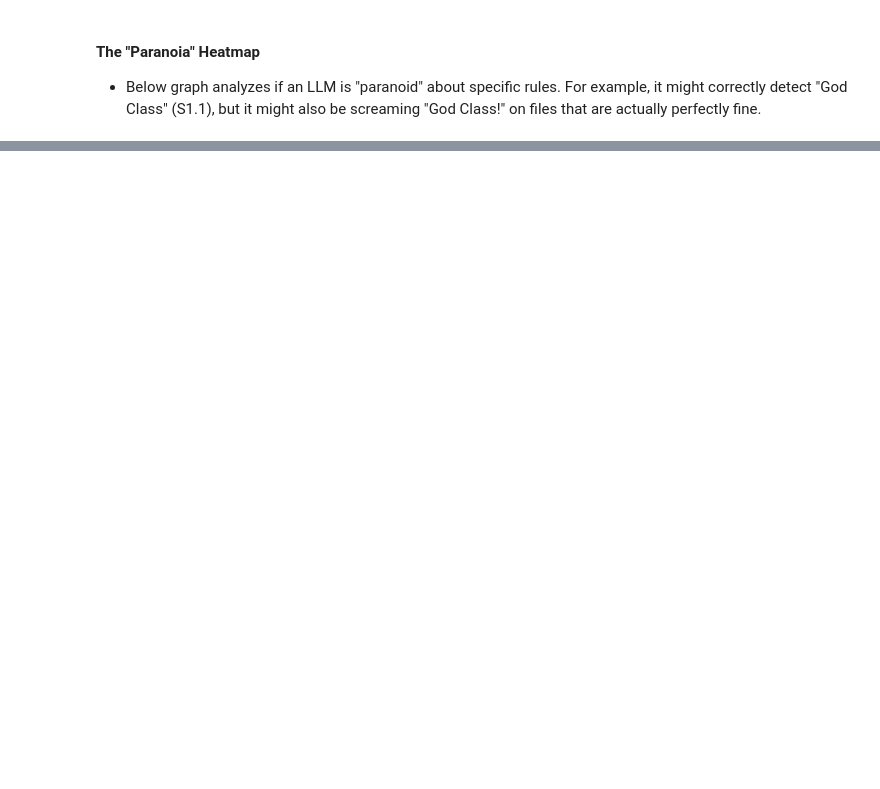
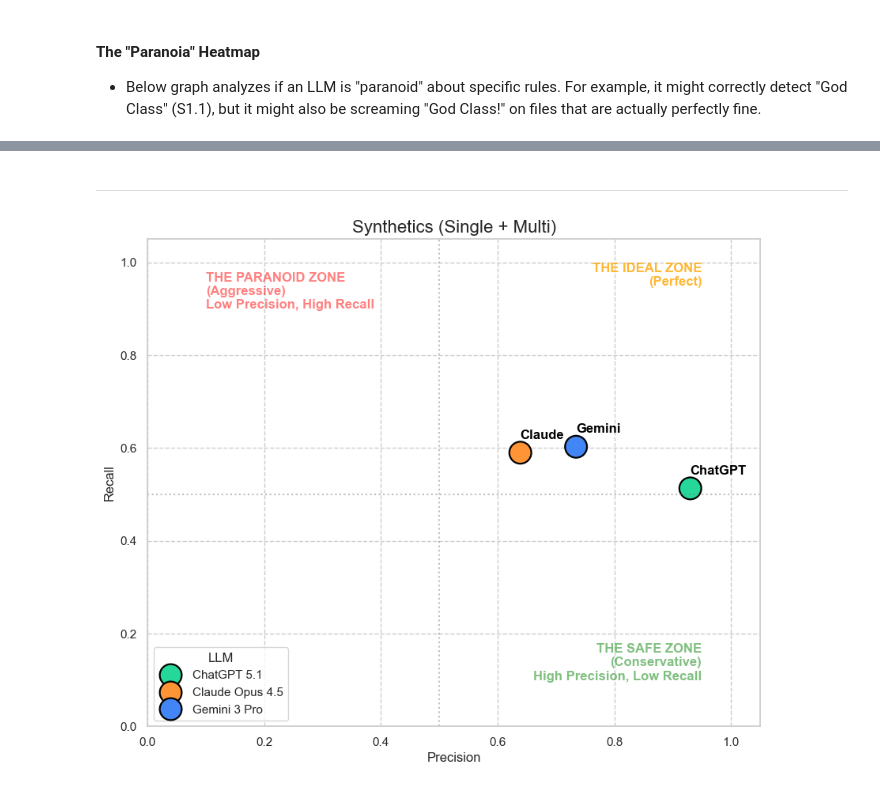
Before and after one commit to tarmoploom/detecting-uml-smells-using-llm, a Jupyter notebook: Results.ipynb, the cells around one changed output, grey strips where cells are left out. Cells and saved outputs as stored; diff of their text form; code cells hidden in the pictures; blank space fills up the shorter version.

```diff
--- a/Results.ipynb
+++ b/Results.ipynb
@@ -174,0 +198,6 @@ results.plot_strategy_map(df, custom_aggregates)
+# %% [markdown]
+---
+# %%
+results.plot_strategy_map(df, {"Synthetics (Single + Multi)": ["Synthetic -> Single", "Synthetic -> Multi"]})
+# %% [output]
+[figure, added]
```
Also changed, not shown: parts of 16 cells of this notebook, 2 other files.
